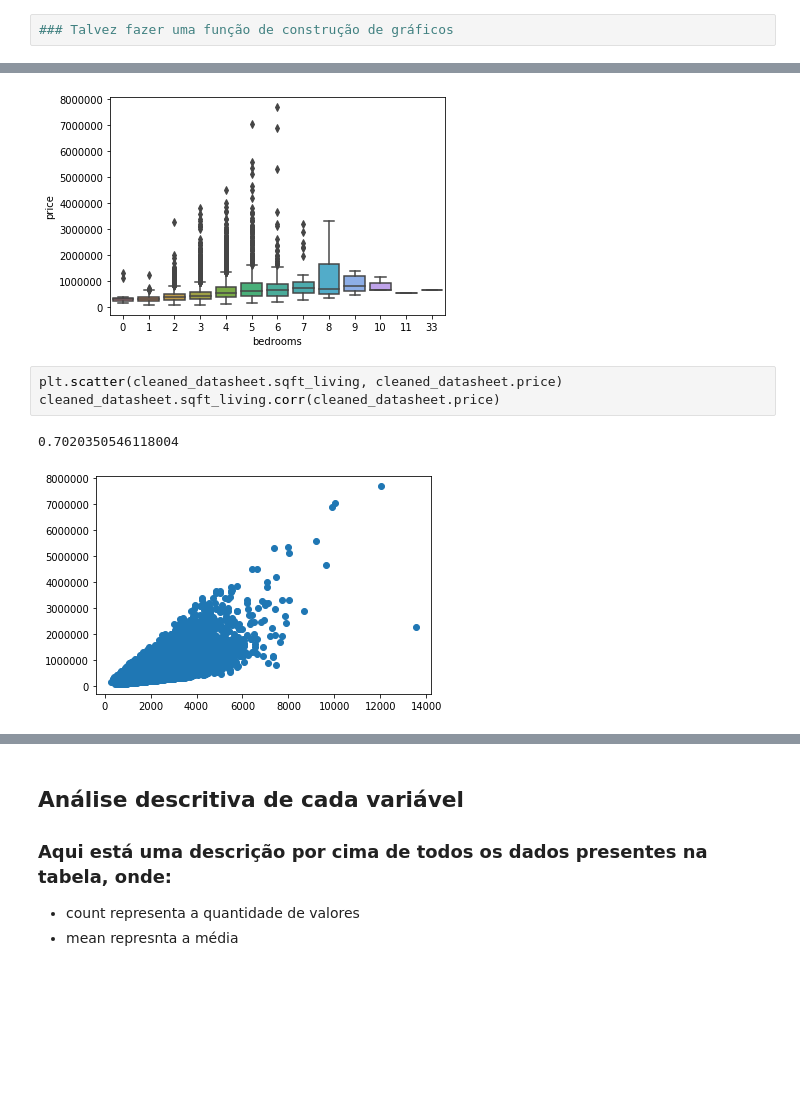
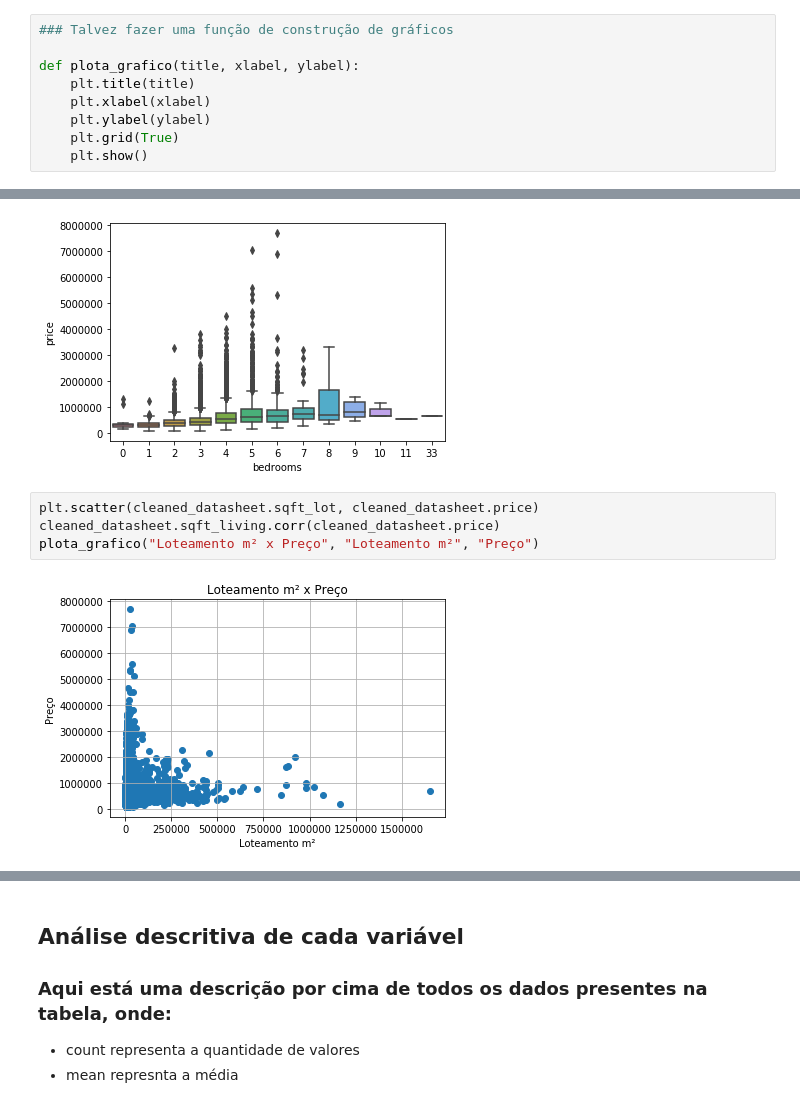
Before and after one commit to rafaelhbz/Projeto2_Cdados, a Jupyter notebook: Projeto2.ipynb, the cells around one changed output, grey strips where cells are left out. Saved outputs shown, nothing was run; the diff lists cells and outputs as text; blank space fills up the shorter version.

```diff
--- a/Projeto2.ipynb
+++ b/Projeto2.ipynb
@@ -7,6 +7,13 @@
 ### Para responder esta pergunta é necessário fazer uma análise dos dados, algumas regressões e depois comparar as métricas específicas de cada regressão. Além disso será feito uma análise de cada variável individualmente em comparação com o preço, para verificar se as métricas condizem com a realidade
 # %%
 ### Talvez fazer uma função de construção de gráficos
+
+def plota_grafico(title, xlabel, ylabel):
+    plt.title(title)
+    plt.xlabel(xlabel)
+    plt.ylabel(ylabel)
+    plt.grid(True)
+    plt.show()
 # %% [markdown]
 ## Explicação das Variáveis
 # %% [markdown]
@@ -247,8 +250,8 @@ cleaned_datasheet.bedrooms.corr(cleaned_datasheet.price)
 0.3083495981456382
 [figure]
 # %%
-plt.scatter(cleaned_datasheet.sqft_living, cleaned_datasheet.price)
+plt.scatter(cleaned_datasheet.sqft_lot, cleaned_datasheet.price)
 cleaned_datasheet.sqft_living.corr(cleaned_datasheet.price)
+plota_grafico("Loteamento m² x Preço", "Loteamento m²", "Preço")
 # %% [output]
-0.7020350546118004
-[figure, old version]
+[figure, new version]
```
Also changed, not shown: parts of 20 cells of this notebook, 1 other file.
